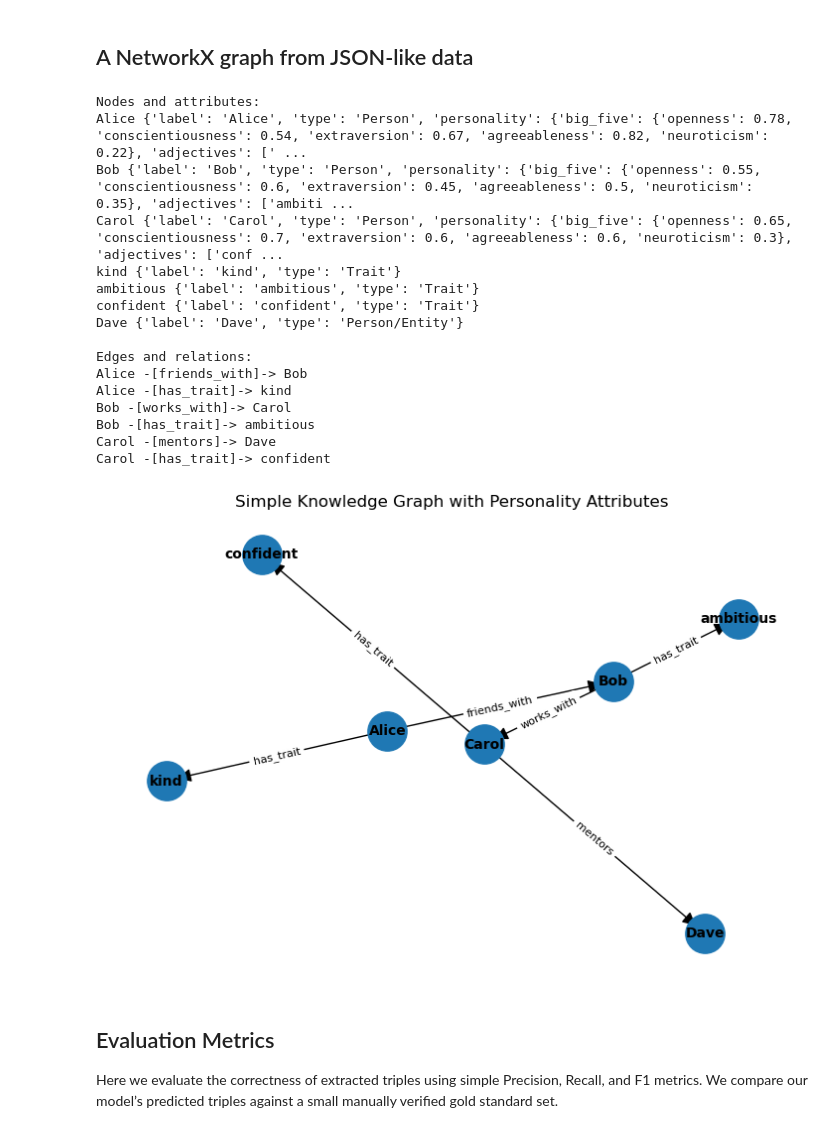
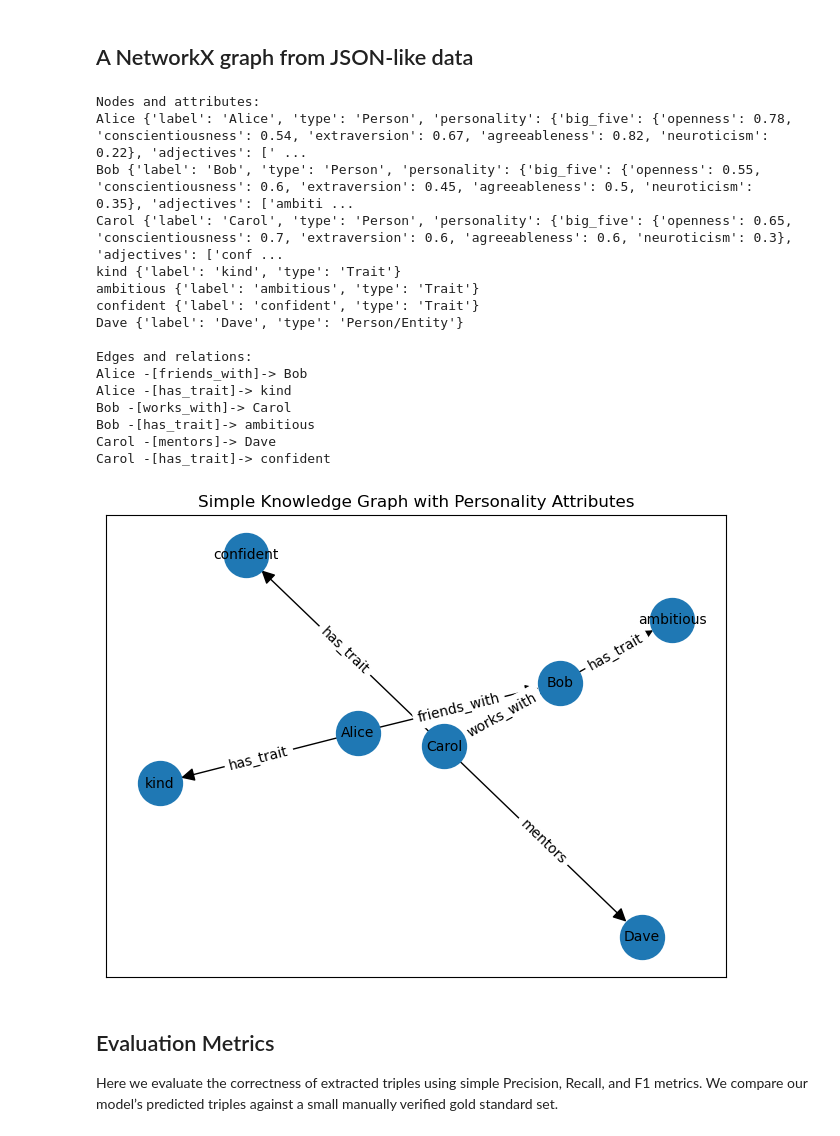
Before and after one commit to mish524/Knowledge-Graph-Challenge, a Jupyter notebook: Knowledge Graph.ipynb, the cells around one changed output. Drawn from its saved outputs; the diff is of its cells as text; code cells hidden in the pictures.

```diff
--- a/Knowledge Graph.ipynb
+++ b/Knowledge Graph.ipynb
@@ -24,7 +24,7 @@ for sent in doc.sents:
     for token in sent:
         if token.dep_ == "nsubj":
             subject = token.text
-        elif token.dep_ == "ROOT":a
+        elif token.dep_ == "ROOT":
             relation = token.lemma_
         elif token.dep_ in ("dobj", "pobj"):
             obj = token.text
@@ -230,47 +230,40 @@ for t in json_data.get("triples", []):
 
 # Print a summary of nodes and their attributes
 print("Nodes and attributes:")
 for n, a in G.nodes(data=True):
     print(n, a)
 
 print("\nEdges and relations:")
 for u, v, a in G.edges(data=True):
     print(f"{u} -[{a.get('relation')}]-> {v}")
 
-# Draw the graph
-plt.figure(figsize=(9,6))
+
+plt.figure(figsize=(8,6))
 pos = nx.spring_layout(G, seed=42)  # layout
 
-# Draw nodes and labels (no explicit color argument)
-nx.draw_networkx_nodes(G, pos, node_size=800)
-nx.draw_networkx_edges(G, pos, arrowsize=20)
-nx.draw_networkx_labels(G, pos, font_size=10, font_weight="bold")
-
-# Edge labels from the 'relation' attribute
-edge_labels = nx.get_edge_attributes(G, "relation")
-nx.draw_networkx_edge_labels(G, pos, edge_labels=edge_labels, font_size=8)
-
-plt.axis("off")
-plt.title("Simple Knowledge Graph with Personality Attributes")
+nx.draw_networkx(G, pos, node_size=1000, arrowsize=20, font_size=10, with_labels=True)
+nx.draw_networkx_edge_labels(G, pos, edge_labels=nx.get_edge_attributes(G, 'relation'))
+plt.title("Simple Knowledge Graph with Personality Attributes", fontsize=12)
+plt.savefig("outputs/graph.png", bbox_inches="tight", dpi=300)
 plt.show()
 # %% [output]
 Nodes and attributes:
 Alice {'label': 'Alice', 'type': 'Person', 'personality': {'big_five': {'openness': 0.78, 'conscientiousness': 0.54, 'extraversion': 0.67, 'agreeableness': 0.82, 'neuroticism': 0.22}, 'adjectives': [' ...
 Bob {'label': 'Bob', 'type': 'Person', 'personality': {'big_five': {'openness': 0.55, 'conscientiousness': 0.6, 'extraversion': 0.45, 'agreeableness': 0.5, 'neuroticism': 0.35}, 'adjectives': ['ambiti ...
 Carol {'label': 'Carol', 'type': 'Person', 'personality': {'big_five': {'openness': 0.65, 'conscientiousness': 0.7, 'extraversion': 0.6, 'agreeableness': 0.6, 'neuroticism': 0.3}, 'adjectives': ['conf ...
 kind {'label': 'kind', 'type': 'Trait'}
 ambitious {'label': 'ambitious', 'type': 'Trait'}
 confident {'label': 'confident', 'type': 'Trait'}
 Dave {'label': 'Dave', 'type': 'Person/Entity'}
 
 Edges and relations:
 Alice -[friends_with]-> Bob
 Alice -[has_trait]-> kind
 Bob -[works_with]-> Carol
 Bob -[has_trait]-> ambitious
 Carol -[mentors]-> Dave
 Carol -[has_trait]-> confident
-[figure, old version]
+[figure, new version]
 # %% [markdown]
 ## Evaluation Metrics
 
```
Also changed, not shown: parts of 5 cells of this notebook.
